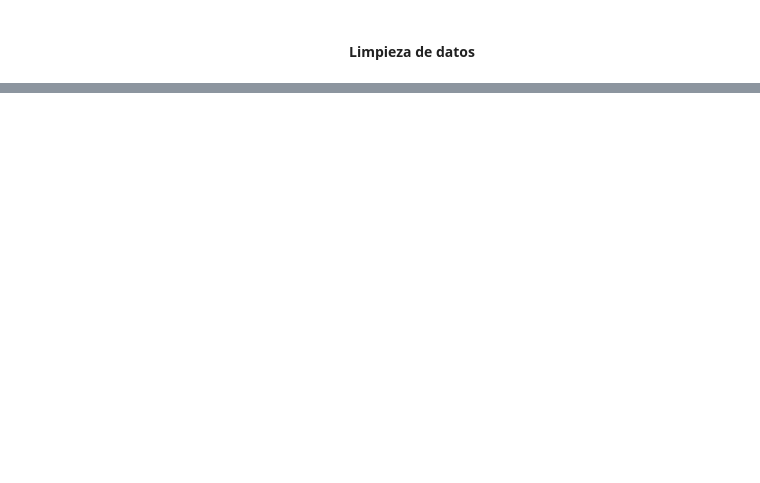
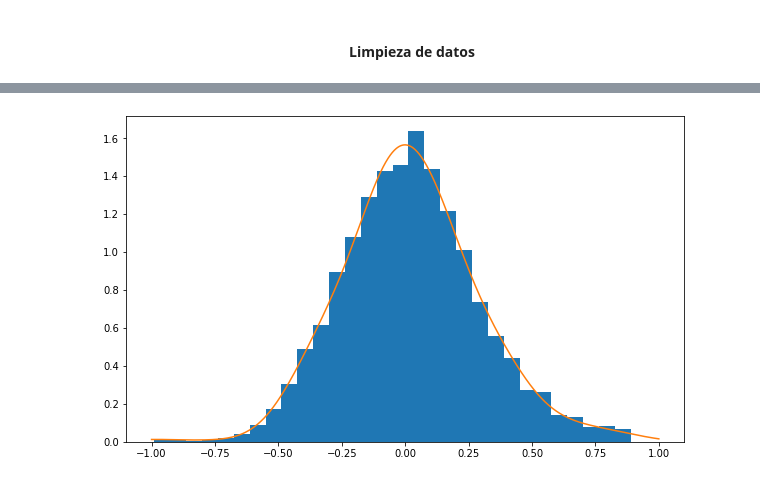
Before and after one commit to danielamichel/Proyecto1_DMichel_ADurrmuller, a Jupyter notebook: Proyecto_ASDurrmuller_DMichel.ipynb, the cells around one changed output, grey strips where cells are left out. Drawn from its saved outputs; the diff is of its cells as text; code cells hidden in the pictures; blank space fills up the shorter version.

```diff
--- a/Proyecto_ASDurrmuller_DMichel.ipynb
+++ b/Proyecto_ASDurrmuller_DMichel.ipynb
@@ -127,0 +171,14 @@ clean_data
+# %%
+kde_casos = KernelDensity(bandwidth=0.11241379310344828)
+kde_casos.fit(casos_totales.values.reshape(-1, 1))
+x_grid = np.linspace(-1, 1, 1000)
+pdf_casos = kde_pdf(x_grid[:, None], kde_casos)
+
+var_aleatorias = aceptacion_rechazo(casos_totales.values, kde_pdf, lambda x: max(pdf_casos) * np.ones(len(x)), 10000, kde_casos)
+# %%
+plt.figure(figsize=(10,6))
+plt.hist(var_aleatorias, 30, density=True)
+plt.plot(x_grid, pdf_casos)
+plt.show()
+# %% [output]
+[figure, added]
```
Also changed, not shown: parts of 46 cells of this notebook, 3 other files.
